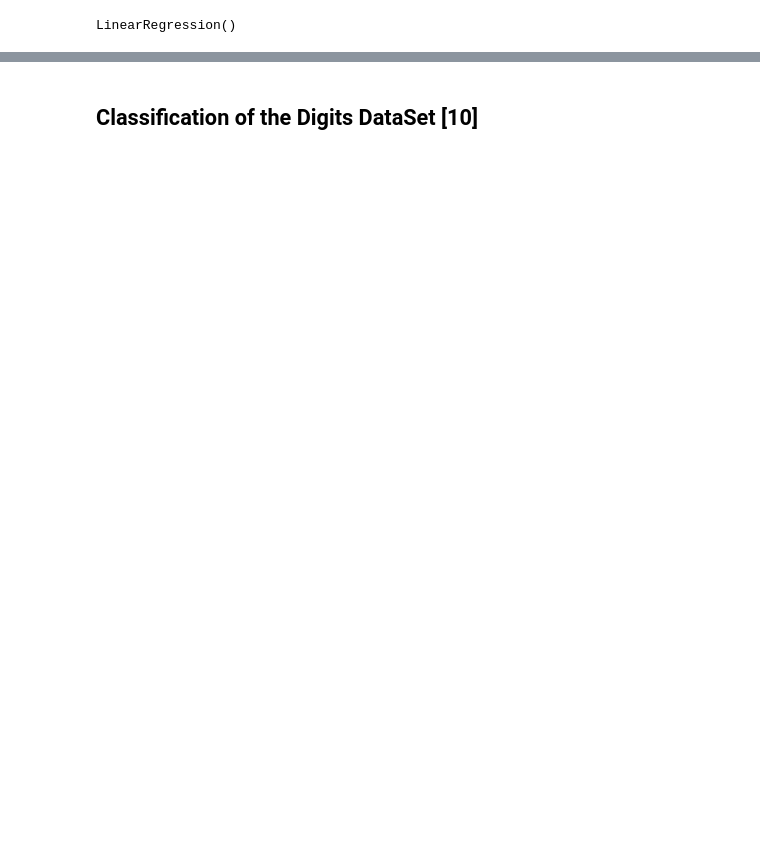
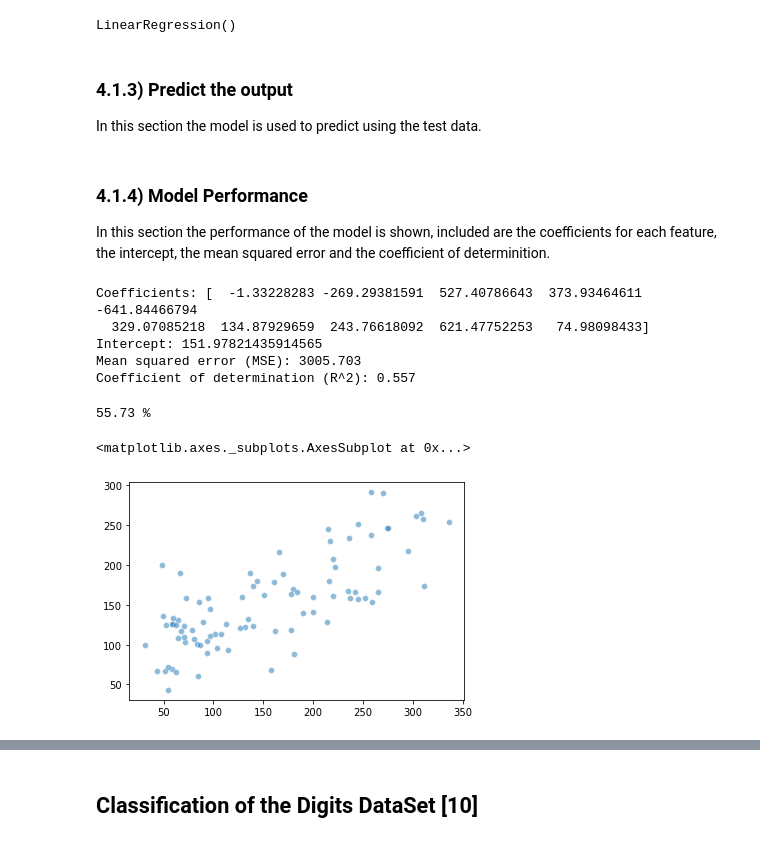
Before and after one commit to KeithQuinn/Machine-Learning-and-Statistics-Winter-21-22, a Jupyter notebook: Scikit-Learn.ipynb, the cells around one changed output, grey strips where cells are left out. Cells and saved outputs as stored; diff of their text form; code cells hidden in the pictures; blank space fills up the shorter version.

Commit message:
Finished the LinearRegression() and RandomForestClassifier() algorithm demonstration sections

```diff
--- a/Scikit-Learn.ipynb
+++ b/Scikit-Learn.ipynb
@@ -170,4 +187,30 @@ model.fit(X_train, Y_train) # train the model
 # %% [output]
 LinearRegression()
+# %% [markdown]
+### 4.1.3) Predict the output
+In this section the model is used to predict using the test data.
 # %%
 Y_pred = np.round(model.predict(X_test),2) # predict Y values using the X_test inputs
+# %% [markdown]
+### 4.1.4) Model Performance
+In this section the performance of the model is shown, included are the coefficients for each feature, the intercept, the mean squared error and the coefficient of determinition.
+# %%
+print('Coefficients:', model.coef_) # coefficients of the linear regression model for each feature
+print('Intercept:', model.intercept_) # the model Y interept
+print('Mean squared error (MSE): %.3f' % mean_squared_error(Y_test, Y_pred)) # mean squared error
+print('Coefficient of determination (R^2): %.3f' % r2_score(Y_test, Y_pred)) # coefficient of determination
+# %% [output]
+Coefficients: [  -1.33228283 -269.29381591  527.40786643  373.93464611 -641.84466794
+  329.07085218  134.87929659  243.76618092  621.47752253   74.98098433]
+Intercept: 151.97821435914565
+Mean squared error (MSE): 3005.703
+Coefficient of determination (R^2): 0.557
+# %%
+print(f'{(round(model.score(X_test, Y_test)*100,2))} %') # model score
+# %% [output]
+55.73 %
+# %%
+sns.scatterplot(Y_test, Y_pred, alpha = 0.5) # scatterplot showing spread of data
+# %% [output]
+<matplotlib.axes._subplots.AxesSubplot at 0x...>
+[figure, added]
```
Also changed, not shown: parts of 165 cells of this notebook.
